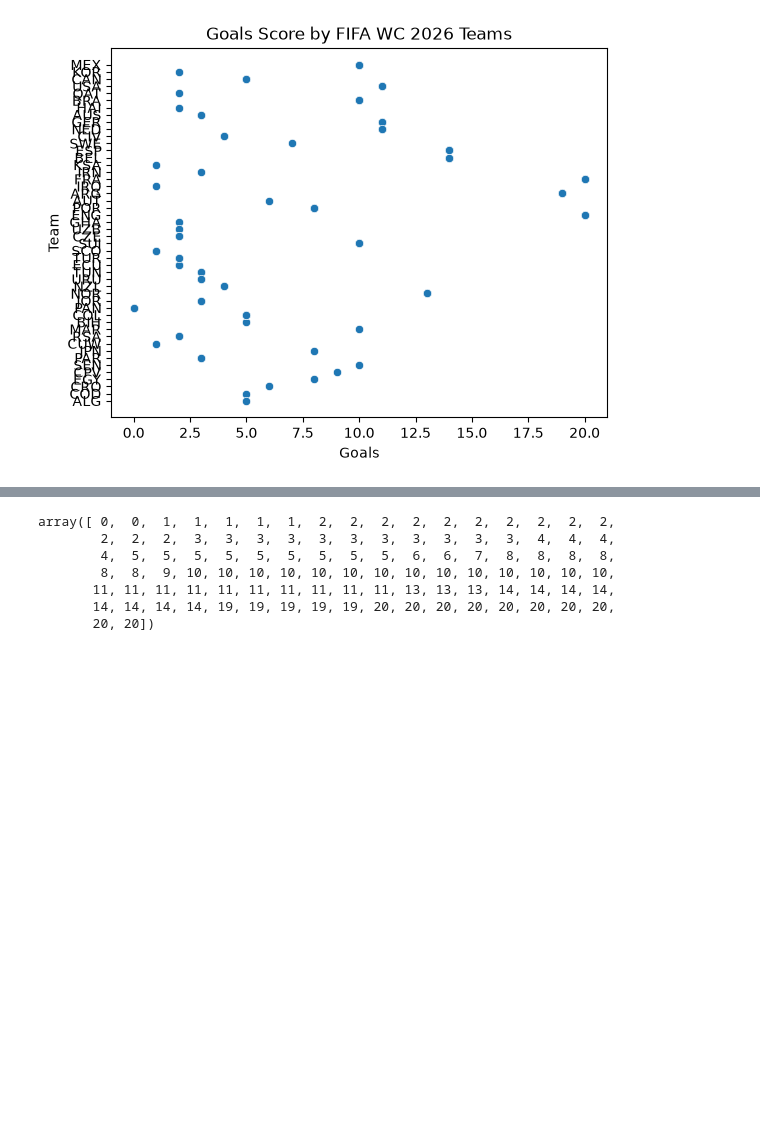
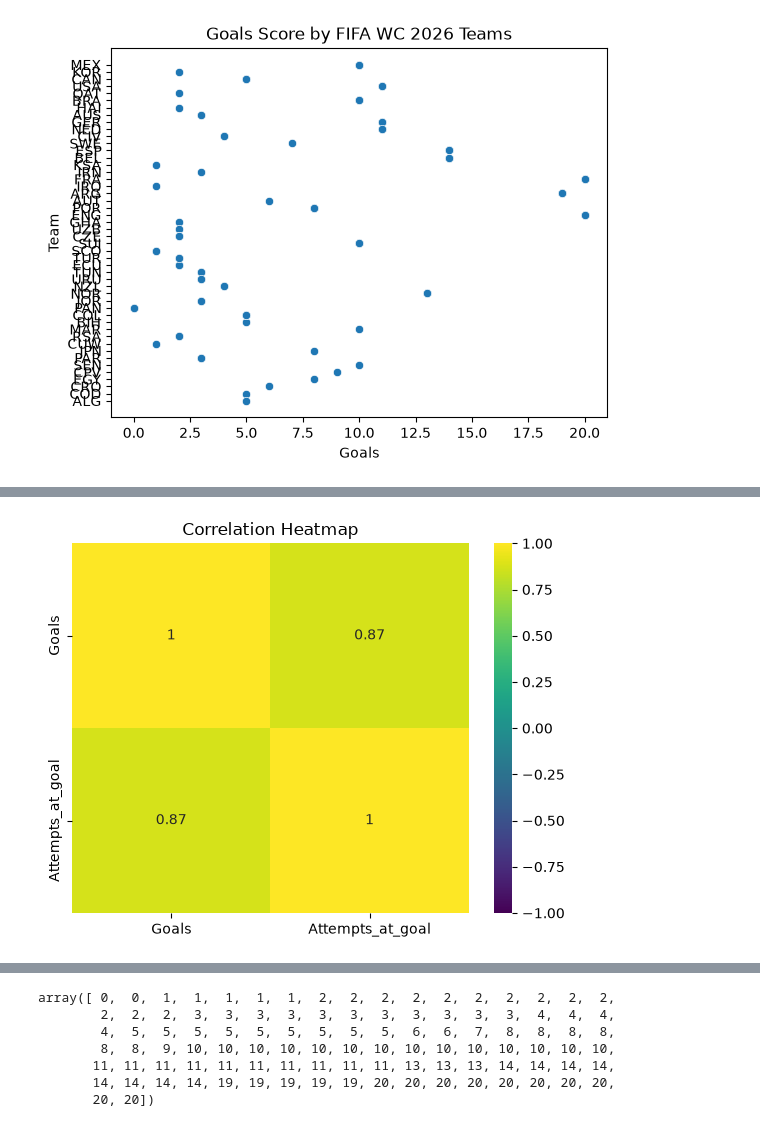
Before and after one commit to DanDooLoo/HIT140_Assessment-2_Group23, a Jupyter notebook: 2_1_LinearRegression.ipynb, the cells around one changed output, grey strips where cells are left out. Saved outputs shown, nothing was run; the diff lists cells and outputs as text; code cells hidden in the pictures; blank space fills up the shorter version.

```diff
--- a/2_1_LinearRegression.ipynb
+++ b/2_1_LinearRegression.ipynb
@@ -336,0 +352,10 @@ plt.hist(scat)
+# %%
+import seaborn as sns
+import matplotlib.pyplot as plt
+
+sns.heatmap(home[["Goals", "Attempts_at_goal"]].corr(),
+            annot=True, cmap="viridis", vmin=-1, vmax=1)
+plt.title("Correlation Heatmap")
+plt.show()
+# %% [output]
+[figure, added]
```
Also changed, not shown: parts of 6 cells of this notebook.
